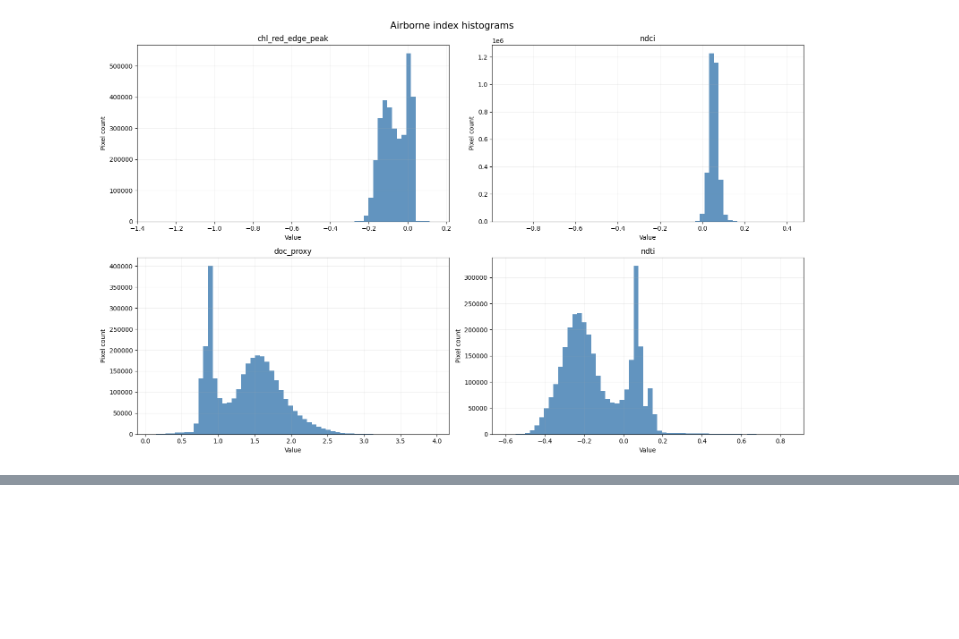
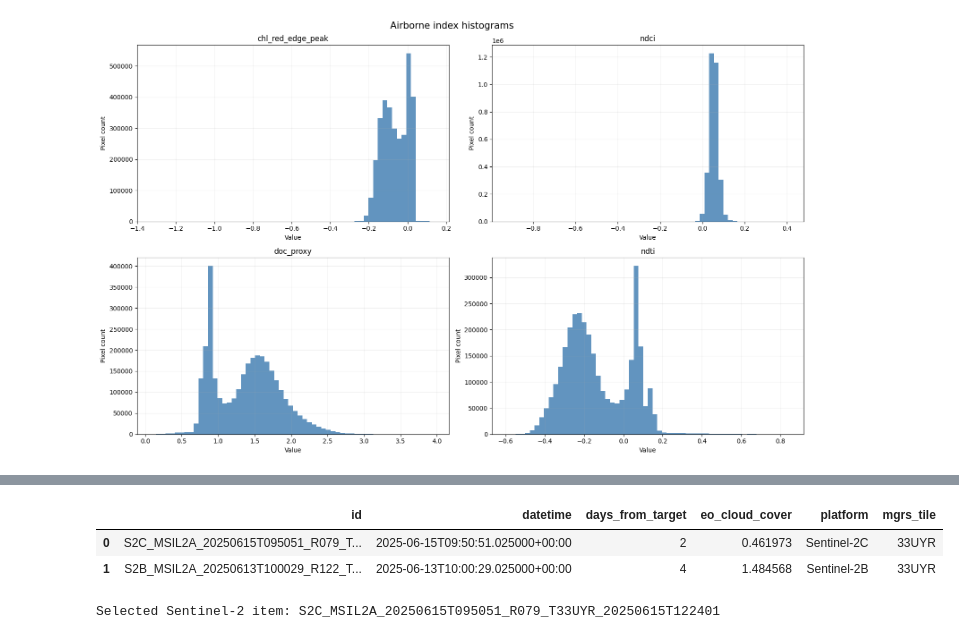
Before and after one commit to molczane/eolabs-clone, a Jupyter notebook: lab_5/notebooks/water_quality_analysis.ipynb, the cells around one changed output, grey strips where cells are left out. Drawn from its saved outputs; the diff is of its cells as text; code cells hidden in the pictures; blank space fills up the shorter version.

```diff
--- a/lab_5/notebooks/water_quality_analysis.ipynb
+++ b/lab_5/notebooks/water_quality_analysis.ipynb
@@ -260,0 +285,28 @@ plt.show()
+# %%
+target_grid = scene_grid_from_envi(meta)
+scene_bbox_wgs84 = scene_bbox_wgs84_from_envi(meta)
+scene_bbox_wgs84
+
+try:
+    catalog = open_catalog()
+    s2_items = search_s2_items(
+        scene_bbox_wgs84,
+        TARGET_DATE,
+        day_window=S2_DAY_WINDOW,
+        cloud_limit=S2_CLOUD_LIMIT,
+        catalog=catalog,
+    )
+    s2_candidates = pd.DataFrame([describe_item(item, TARGET_DATE) for item in s2_items])
+    s2_item = select_best_item(s2_items, TARGET_DATE)
+    display(s2_candidates)
+    print(f"Selected Sentinel-2 item: {s2_item.id}")
+except Exception as exc:
+    s2_items = []
+    s2_candidates = pd.DataFrame()
+    s2_item = None
+    print(f"Live Sentinel-2 search unavailable in this environment: {exc}")
+# %% [output]
+|  | id | datetime | days_from_target | eo_cloud_cover | platform | mgrs_tile |
+| 0 | S2C_MSIL2A_20250615T095051_R079_T... | 2025-06-15T09:50:51.025000+00:00 | 2 | 0.461973 | Sentinel-2C | 33UYR |
+| 1 | S2B_MSIL2A_20250613T100029_R122_T... | 2025-06-13T10:00:29.025000+00:00 | 4 | 1.484568 | Sentinel-2B | 33UYR |
+Selected Sentinel-2 item: S2C_MSIL2A_20250615T095051_R079_T33UYR_20250615T122401
```
Also changed, not shown: parts of 5 cells of this notebook, 2 other files.
